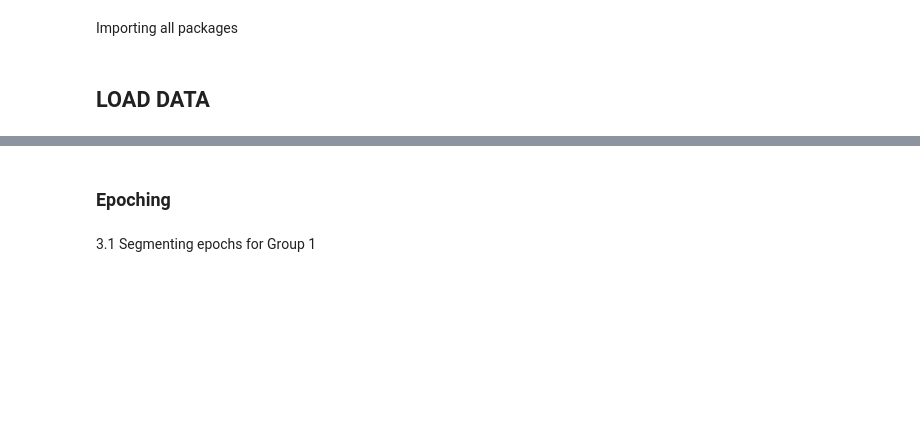
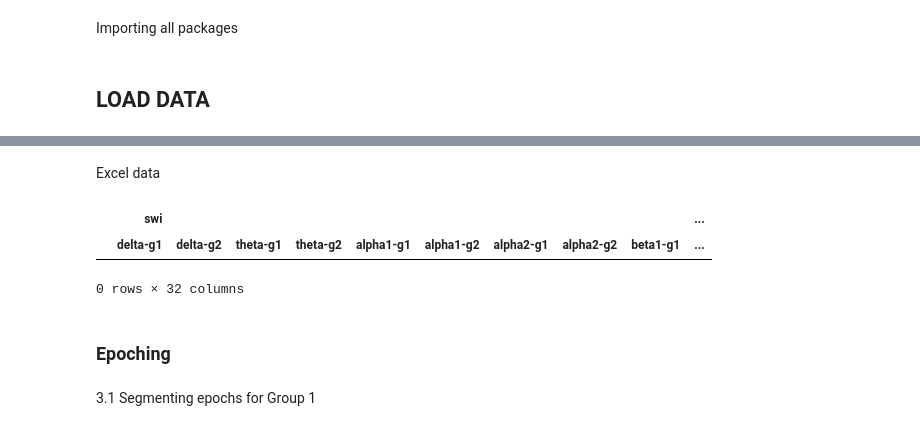
Before and after one commit to vishwanisingh/Depression-tDCS-Analysis, a Jupyter notebook: pre-vs-post.ipynb, the cells around one changed output, grey strips where cells are left out. Cells and saved outputs as stored; diff of their text form; code cells hidden in the pictures; blank space fills up the shorter version.

```diff
--- a/pre-vs-post.ipynb
+++ b/pre-vs-post.ipynb
@@ -107,3 +104,26 @@ SSP projectors applied...
+# %% [markdown]
+Excel data
+# %%
+df = pd.read_excel("comparison-results/output.xlsx")
+main_column_names = ['swi', 'links']
+subcols = ('delta-g1', 'delta-g2', 'theta-g1', 'theta-g2', 'alpha1-g1', 'alpha1-g2', 'alpha2-g1', 'alpha2-g2',
+           'beta1-g1', 'beta1-g2', 'beta2-g1', 'beta2-g2', 'beta3-g1', 'beta3-g2', 'gamma-g1', 'gamma-g2')
+
+subcolumn_names = {
+    'swi': subcols,
+    'links': subcols,
+    'asymmetry': subcols,
+    'regions': tuple(mapping.values())
+}
+
+columns_tuples = [(main_col, sub_col) for main_col in main_column_names for sub_col in subcolumn_names[main_col]]
+columns = pd.MultiIndex.from_tuples(columns_tuples)
+df = pd.DataFrame(columns=columns)
+df.head()
+# %% [output]
+|  | swi |  |  |  |  |  |  |  |  | ... |
+|  | delta-g1 | delta-g2 | theta-g1 | theta-g2 | alpha1-g1 | alpha1-g2 | alpha2-g1 | alpha2-g2 | beta1-g1 | ... |
+0 rows × 32 columns
 # %% [markdown]
 ### Epoching
 # %%
```
Also changed, not shown: parts of 19 cells of this notebook, 1 other file.
